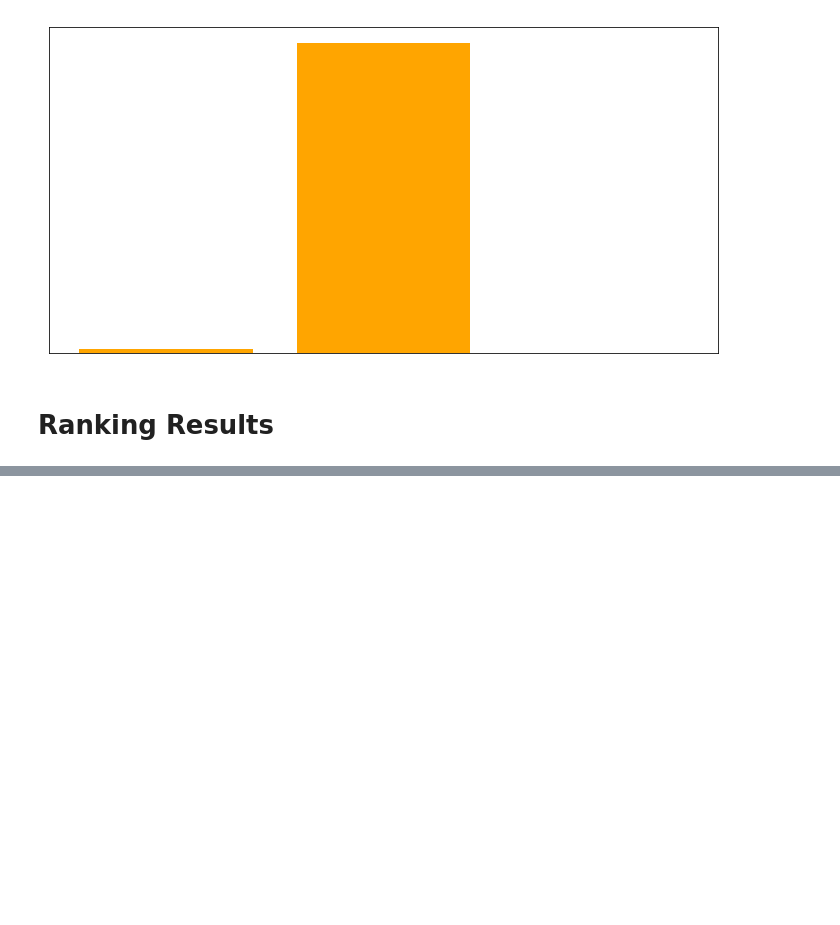
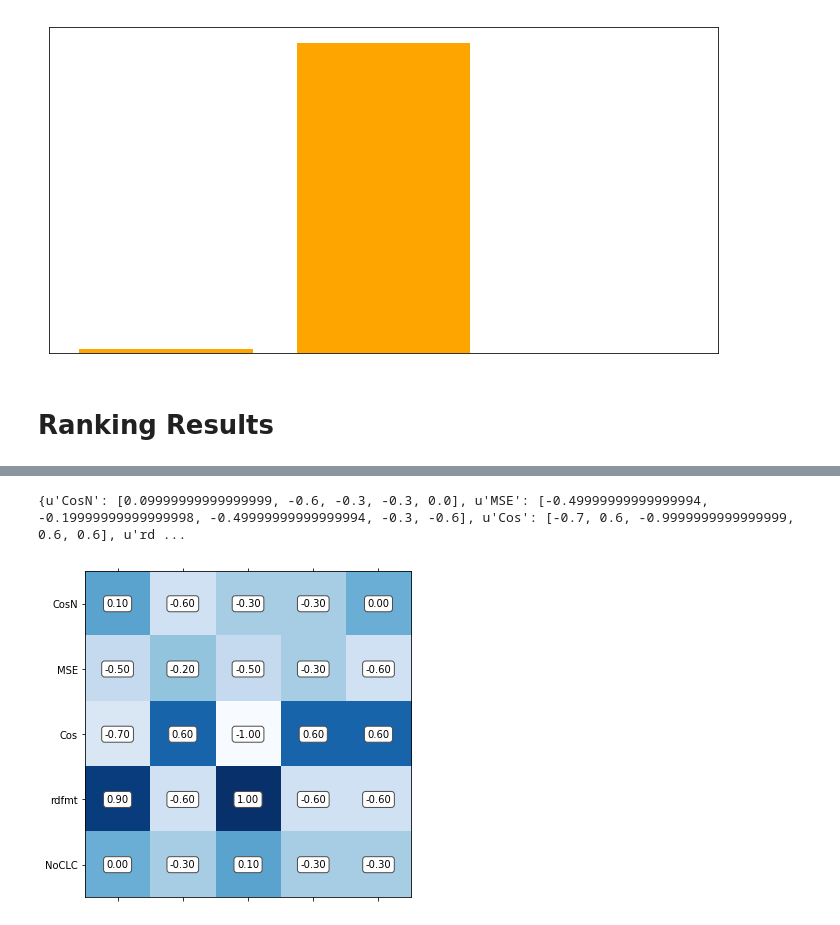
Before and after one commit to luciekaffee/metrics-label, a Jupyter notebook: graphs/Graphs.ipynb, the cells around one changed output, grey strips where cells are left out. Saved outputs shown, nothing was run; the diff lists cells and outputs as text; code cells hidden in the pictures; blank space fills up the shorter version.

```diff
--- a/graphs/Graphs.ipynb
+++ b/graphs/Graphs.ipynb
@@ -335,0 +393,5 @@ subject_labeling
+# %%
+create_matrix('spearmanrho', True)
+# %% [output]
+{u'CosN': [0.09999999999999999, -0.6, -0.3, -0.3, 0.0], u'MSE': [-0.49999999999999994, -0.19999999999999998, -0.49999999999999994, -0.3, -0.6], u'Cos': [-0.7, 0.6, -0.9999999999999999, 0.6, 0.6], u'rd ...
+[figure, added]
```
Also changed, not shown: parts of 6 cells of this notebook, 21 other files.
